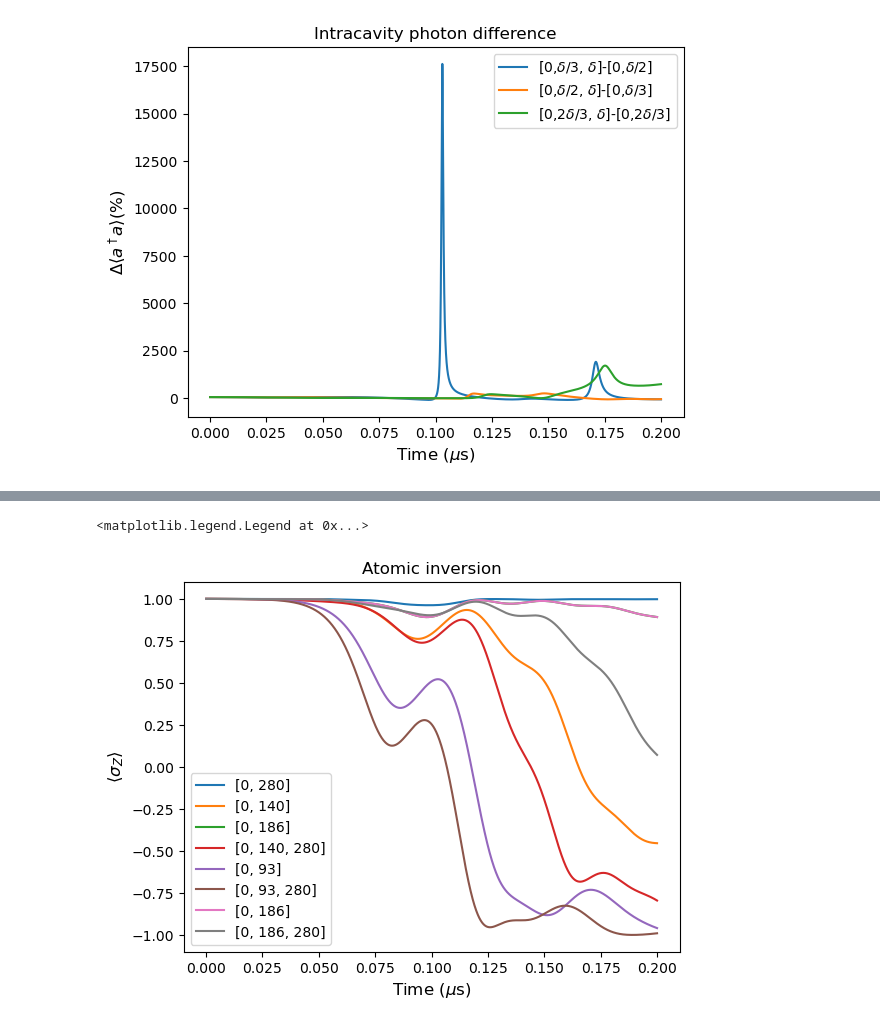
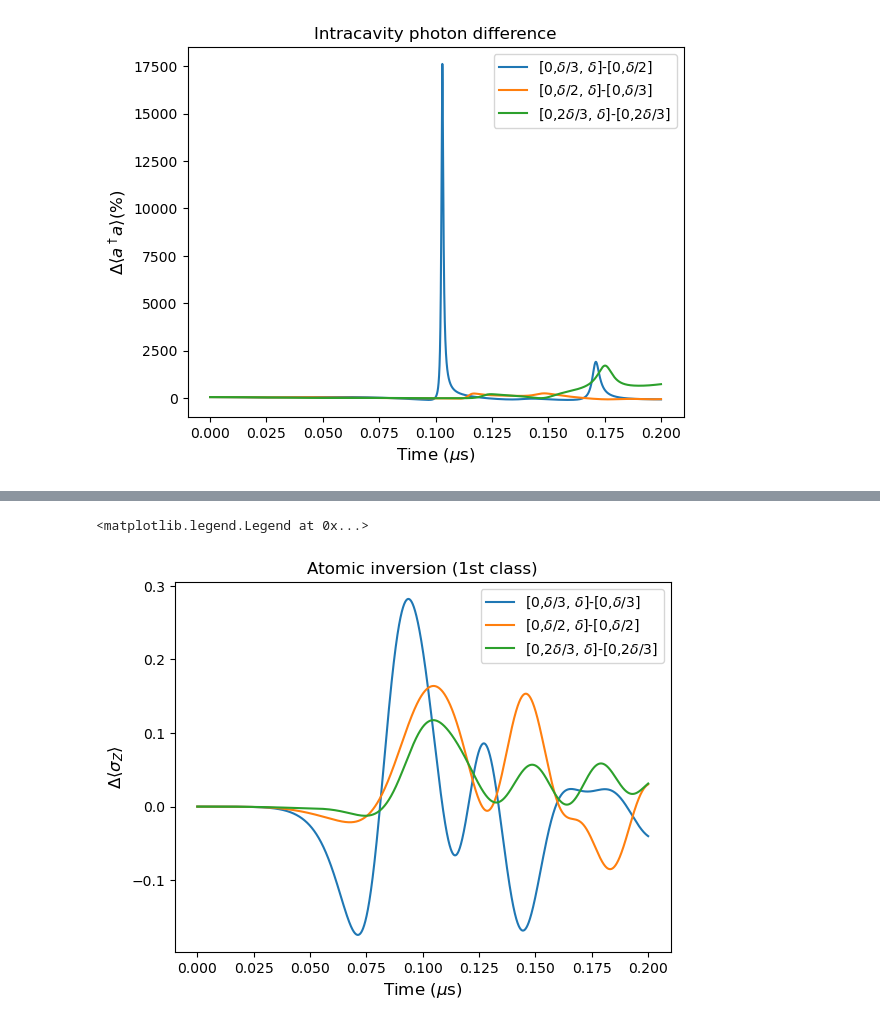
Before and after one commit to VodkaSin/Cuda_C_spin_sync, a Jupyter notebook: CUDA_code/cuda_run-fixed-head (1).ipynb, the cells around one changed output, grey strips where cells are left out. Saved outputs shown, nothing was run; the diff lists cells and outputs as text; code cells hidden in the pictures.

Commit message:
Codes for generating results in test 2

```diff
--- a/CUDA_code/cuda_run-fixed-head (1).ipynb
+++ b/CUDA_code/cuda_run-fixed-head (1).ipynb
@@ -94,7 +96,7 @@ for num_ens in num_ens_range:
 # Test 2: effect of inhomogeneous broadening (intermediate case)
 #############################################################
 max_det = 280
-detunings = [[0,max_det],[0,max_det/2],[0,max_det/2,max_det],
+detunings = [[0,max_det],[0,max_det/2],[0,2*max_det/3],[0,max_det/2,max_det],
              [0,max_det/3], [0,max_det/3, max_det],
              [0, 2*max_det/3], [0, 2*max_det/3, max_det]]
 num_ens = 3
@@ -112,7 +114,7 @@ det_dict = {}
 handle_list = []
 
 for i in range(len(detunings)):
-    np.savetxt(f"Detuning.dat", detunings[i], delimiter="\t")
+    # np.savetxt(f"Detuning.dat", detunings[i], delimiter="\t")
     num_ens = len(detunings[i])
     params = f'{num_ens} {N_ens*num_ens} {theta_0} {phi_0} {coup_a_0} {gamma_a_0} {chi_a_0} {kappa_c_0} {t_max} {t_num}'
     handle = f'k{num_ens}N{N_ens*num_ens}det{max_det}_{theta_0}_{coup_a_0}_{kappa_c_0}_{i+1}' # Add extra notes as needed
@@ -120,7 +122,7 @@ for i in range(len(detunings)):
     handle_list.append(handle)
     print(f"************************* Run {i+1} *************************")
     print(f"Handle: {handle} ")
-    utils.runcmd(f'file.exe {params} {handle}')
+    #utils.runcmd(f'file.exe {params} {handle}')
     print("\n")
 # %% [output]
 ************************* Run 1 *************************
@@ -274,26 +237,17 @@ plt.legend()
 # %%
-#############################################################
-# Line plots for inversion and coherence
-#############################################################
-for i in range(8):
-    if len(detunings[i])<2:
-        plt.plot(results[i][0], results[i][1], label=int(detunings[i]))
-    else:
-        plt.plot(results[i][0], results[i][1][:,1], label=[int(k) for k in detunings[i]])
-
-# sz_03 = (results[3][1][:,1]-results[1][1][:,1])
-# sz_13 = (results[5][1][:,1]-results[4][1][:,1])
-# sz_23 = (results[7][1][:,1]-results[6][1][:,1])
-# plt.plot(results[0][0], sz_13, label=r"[0,$\delta/3$, $\delta$]-[0,$\delta/3$]")
-# plt.plot(results[0][0], sz_03, label=r"[0,$\delta/2$, $\delta$]-[0,$\delta/2$]")
-# plt.plot(results[0][0], sz_23, label=r"[0,$2\delta/3$, $\delta$]-[0,$2\delta/3$]")
+sz_03 = (results[3][1][:,0]-results[1][1][:,0])
+sz_13 = (results[5][1][:,0]-results[4][1][:,0])
+sz_23 = (results[7][1][:,0]-results[6][1][:,0])
+plt.plot(results[0][0], sz_13, label=r"[0,$\delta/3$, $\delta$]-[0,$\delta/3$]")
+plt.plot(results[0][0], sz_03, label=r"[0,$\delta/2$, $\delta$]-[0,$\delta/2$]")
+plt.plot(results[0][0], sz_23, label=r"[0,$2\delta/3$, $\delta$]-[0,$2\delta/3$]")
 
 # Td = utils.findTd(results[0][1], results[0][0])
 # print(Td)
-plt.title("Atomic inversion", fontsize=12)
+plt.title("Atomic inversion (1st class)", fontsize=12)
 plt.xlabel(r"Time ($\mu$s)", fontsize=12)
-plt.ylabel(r"$\langle \sigma_Z \rangle$", fontsize=12)
+plt.ylabel(r"$\Delta\langle \sigma_Z \rangle$", fontsize=12)
 plt.legend()
 # %% [output]
 <matplotlib.legend.Legend at 0x...>
-[figure, old version]
+[figure, new version]
```
Also changed, not shown: parts of 9 cells of this notebook, 1 other file.
